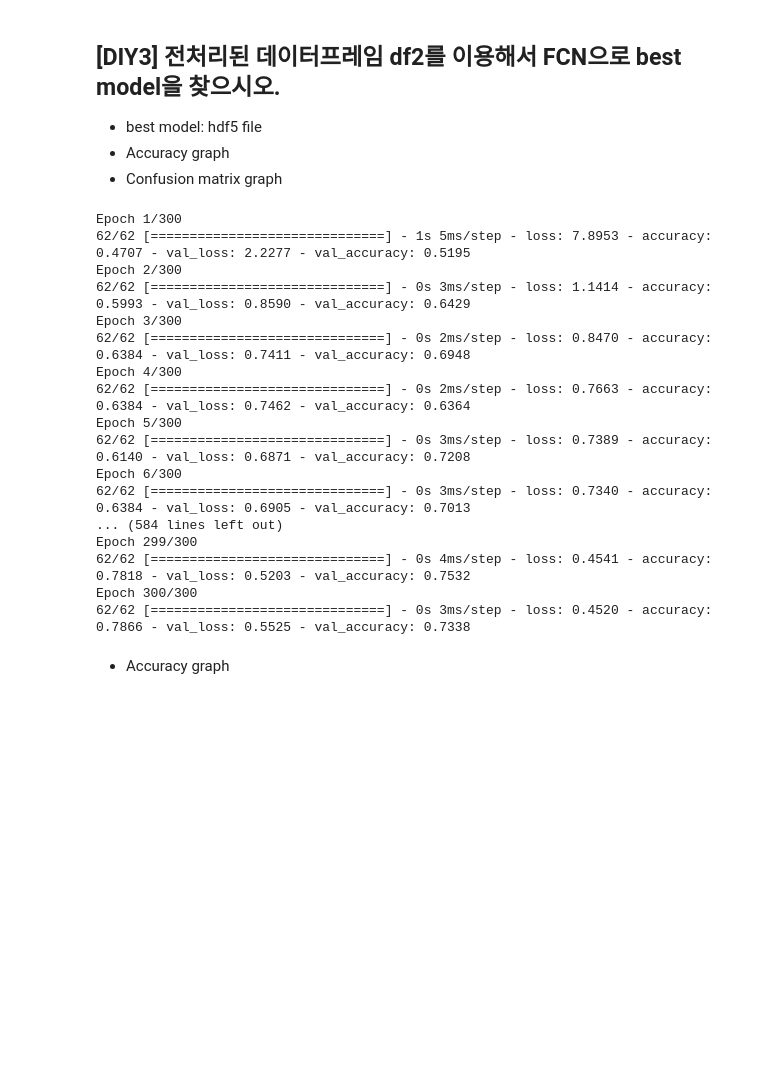
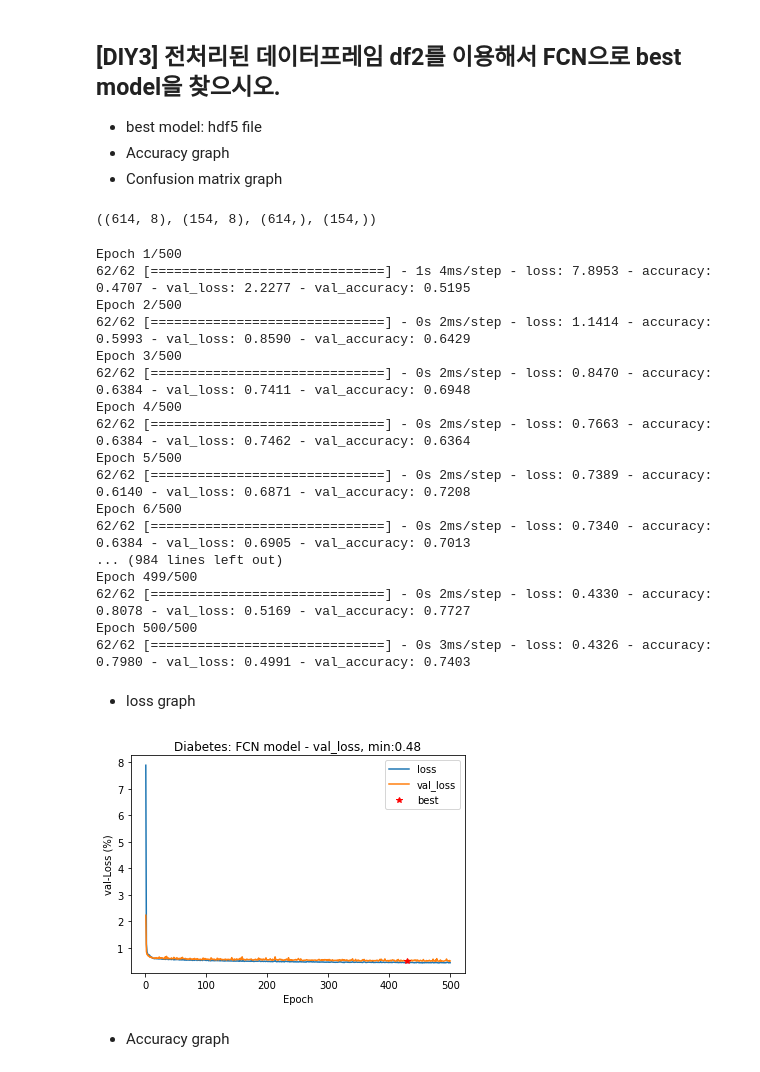
Before and after one commit to ducodbs0516/pdm18, a Jupyter notebook: py-tensorflow/DL1-FCN/proj01_diabetes_FCN_final.ipynb, the cells around one changed output. Drawn from its saved outputs; the diff is of its cells as text; code cells hidden in the pictures; blank space fills up the shorter version.

```diff
--- a/py-tensorflow/DL1-FCN/proj01_diabetes_FCN_final.ipynb
+++ b/py-tensorflow/DL1-FCN/proj01_diabetes_FCN_final.ipynb
@@ -582,6 +582,10 @@ np.random.seed(1234)
 tf.random.set_seed(1234)
 # train_test_split
 X_train, X_test, y_train, y_test = model_selection.train_test_split(X, y, test_size = 0.2) # 80% train, 20% test
+# %%
+X_train.shape, X_test.shape, y_train.shape, y_test.shape
+# %% [output]
+((614, 8), (154, 8), (614,), (154,))
 # %%
 # import TF2 submodules
 from tensorflow.keras import layers, models, callbacks
@@ -605,28 +609,47 @@ model_df2.compile(loss='binary_crossentropy',
 
 # fit the keras model on the dataset
 hist = model_df2.fit(X_train, y_train,
-                 epochs=300,
+                 epochs=500,
                  batch_size=10,
                  verbose=1,
                  validation_data=(X_test, y_test))
 # %% [output]
-Epoch 1/300
-62/62 [==============================] - 1s 5ms/step - loss: 7.8953 - accuracy: 0.4707 - val_loss: 2.2277 - val_accuracy: 0.5195
-Epoch 2/300
-62/62 [==============================] - 0s 3ms/step - loss: 1.1414 - accuracy: 0.5993 - val_loss: 0.8590 - val_accuracy: 0.6429
-Epoch 3/300
+Epoch 1/500
+62/62 [==============================] - 1s 4ms/step - loss: 7.8953 - accuracy: 0.4707 - val_loss: 2.2277 - val_accuracy: 0.5195
+Epoch 2/500
+62/62 [==============================] - 0s 2ms/step - loss: 1.1414 - accuracy: 0.5993 - val_loss: 0.8590 - val_accuracy: 0.6429
+Epoch 3/500
 62/62 [==============================] - 0s 2ms/step - loss: 0.8470 - accuracy: 0.6384 - val_loss: 0.7411 - val_accuracy: 0.6948
-Epoch 4/300
+Epoch 4/500
 62/62 [==============================] - 0s 2ms/step - loss: 0.7663 - accuracy: 0.6384 - val_loss: 0.7462 - val_accuracy: 0.6364
-Epoch 5/300
-62/62 [==============================] - 0s 3ms/step - loss: 0.7389 - accuracy: 0.6140 - val_loss: 0.6871 - val_accuracy: 0.7208
-Epoch 6/300
-62/62 [==============================] - 0s 3ms/step - loss: 0.7340 - accuracy: 0.6384 - val_loss: 0.6905 - val_accuracy: 0.7013
-... (584 lines left out)
-Epoch 299/300
-62/62 [==============================] - 0s 4ms/step - loss: 0.4541 - accuracy: 0.7818 - val_loss: 0.5203 - val_accuracy: 0.7532
-Epoch 300/300
-62/62 [==============================] - 0s 3ms/step - loss: 0.4520 - accuracy: 0.7866 - val_loss: 0.5525 - val_accuracy: 0.7338
+Epoch 5/500
+62/62 [==============================] - 0s 2ms/step - loss: 0.7389 - accuracy: 0.6140 - val_loss: 0.6871 - val_accuracy: 0.7208
+Epoch 6/500
+62/62 [==============================] - 0s 2ms/step - loss: 0.7340 - accuracy: 0.6384 - val_loss: 0.6905 - val_accuracy: 0.7013
+... (984 lines left out)
+Epoch 499/500
+62/62 [==============================] - 0s 2ms/step - loss: 0.4330 - accuracy: 0.8078 - val_loss: 0.5169 - val_accuracy: 0.7727
+Epoch 500/500
+62/62 [==============================] - 0s 3ms/step - loss: 0.4326 - accuracy: 0.7980 - val_loss: 0.4991 - val_accuracy: 0.7403
+# %% [markdown]
+- loss graph
+# %%
+epochs = range(1, len(hist.history['loss']) + 1)
+
+loss_list = hist.history['loss'] #[100 * i for i in history.history['loss']]
+vloss_list = hist.history['val_loss'] #[100 * i for i in history.history['val_loss']]
+
+plt.plot(epochs,loss_list)
+plt.plot(epochs,vloss_list)
+
+plt.plot(np.argmin(np.array(vloss_list))+1,vloss_list[np.argmin(np.array(vloss_list))], 'r*')
+plt.title('Diabetes: FCN model - val_loss, min:' + str(np.round(vloss_list[np.argmin(np.array(vloss_list))],2)))
+plt.ylabel('val-Loss (%)')
+plt.xlabel('Epoch')
+plt.legend(['loss','val_loss','best'], loc='best')
+plt.show()
+# %% [output]
+[figure, added]
 # %% [markdown]
 - Accuracy graph
 # %%
```
Also changed, not shown: parts of 12 cells of this notebook.
